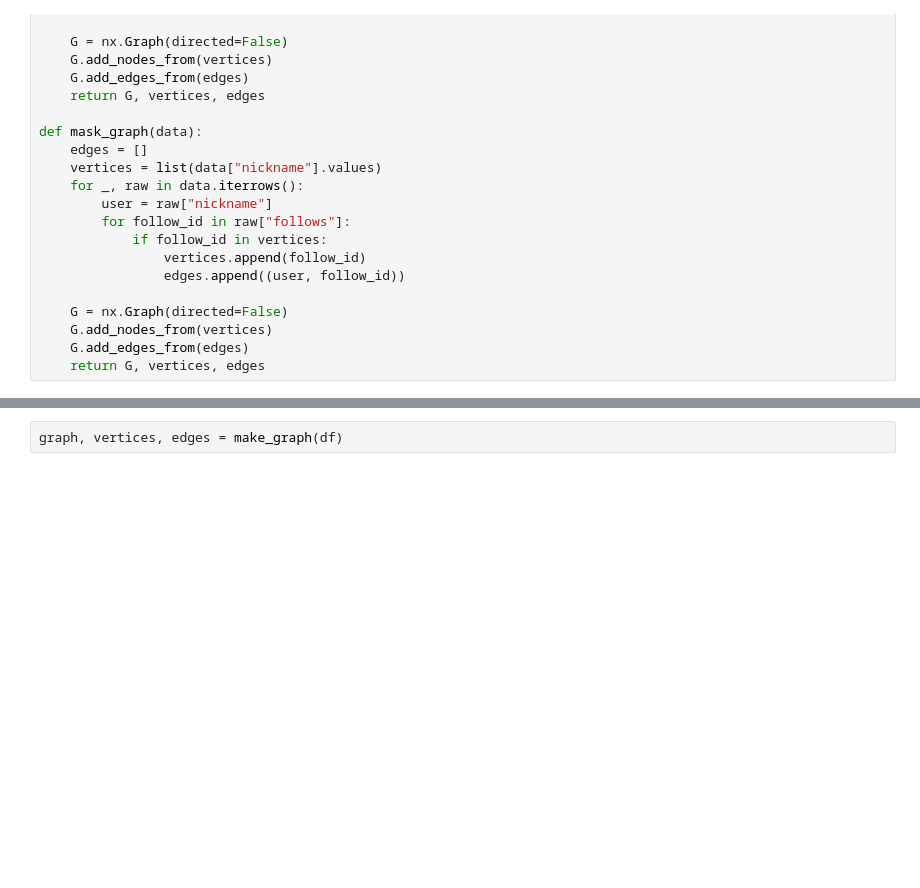
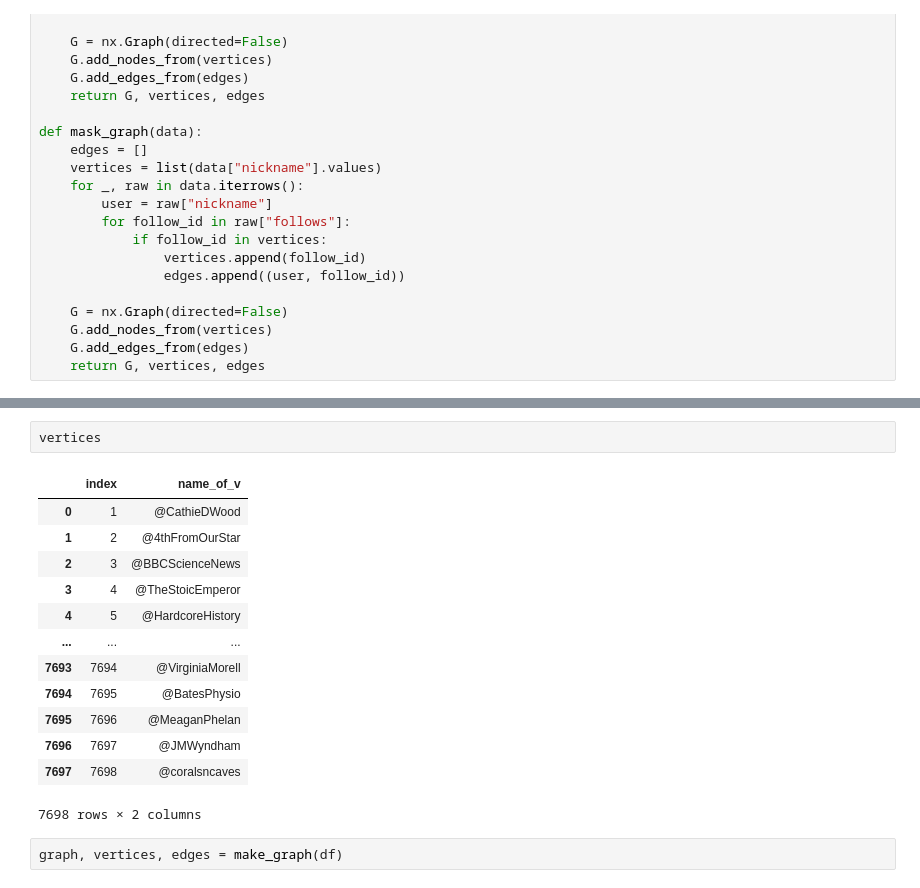
Before and after one commit to Arsenchius/graphs, a Jupyter notebook: draw_graph.ipynb, the cells around one changed output, grey strips where cells are left out. Saved outputs shown, nothing was run; the diff lists cells and outputs as text; blank space fills up the shorter version.

```diff
--- a/draw_graph.ipynb
+++ b/draw_graph.ipynb
@@ -89,3 +108,19 @@ def mask_graph(data):
+# %%
+vertices
+# %% [output]
+|  | index | name_of_v |
+| 0 | 1 | @CathieDWood |
+| 1 | 2 | @4thFromOurStar |
+| 2 | 3 | @BBCScienceNews |
+| 3 | 4 | @TheStoicEmperor |
+| 4 | 5 | @HardcoreHistory |
+| ... | ... | ... |
+| 7693 | 7694 | @VirginiaMorell |
+| 7694 | 7695 | @BatesPhysio |
+| 7695 | 7696 | @MeaganPhelan |
+| 7696 | 7697 | @JMWyndham |
+| 7697 | 7698 | @coralsncaves |
+7698 rows × 2 columns
 # %%
 graph, vertices, edges = make_graph(df)
 # %% [markdown]
```
Also changed, not shown: parts of 2 cells of this notebook, 1 other file.
